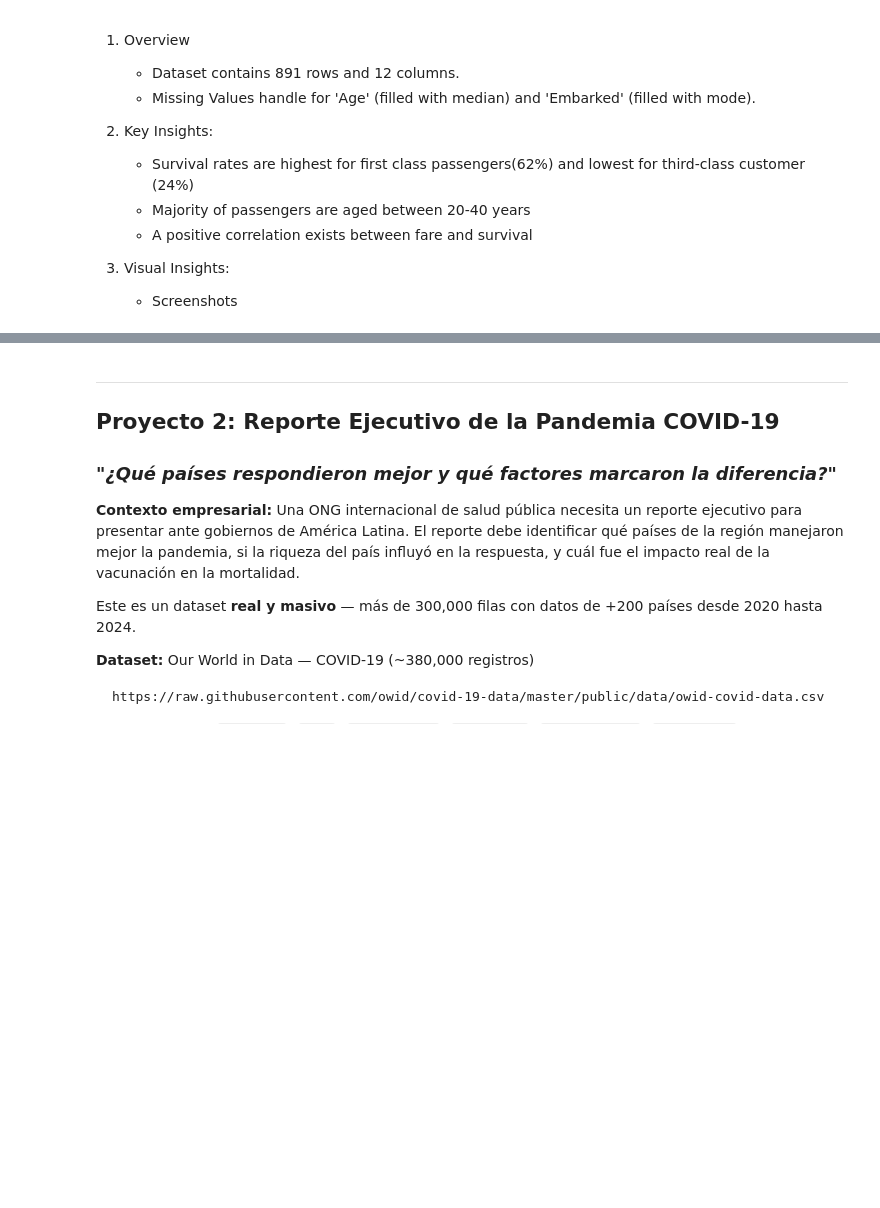
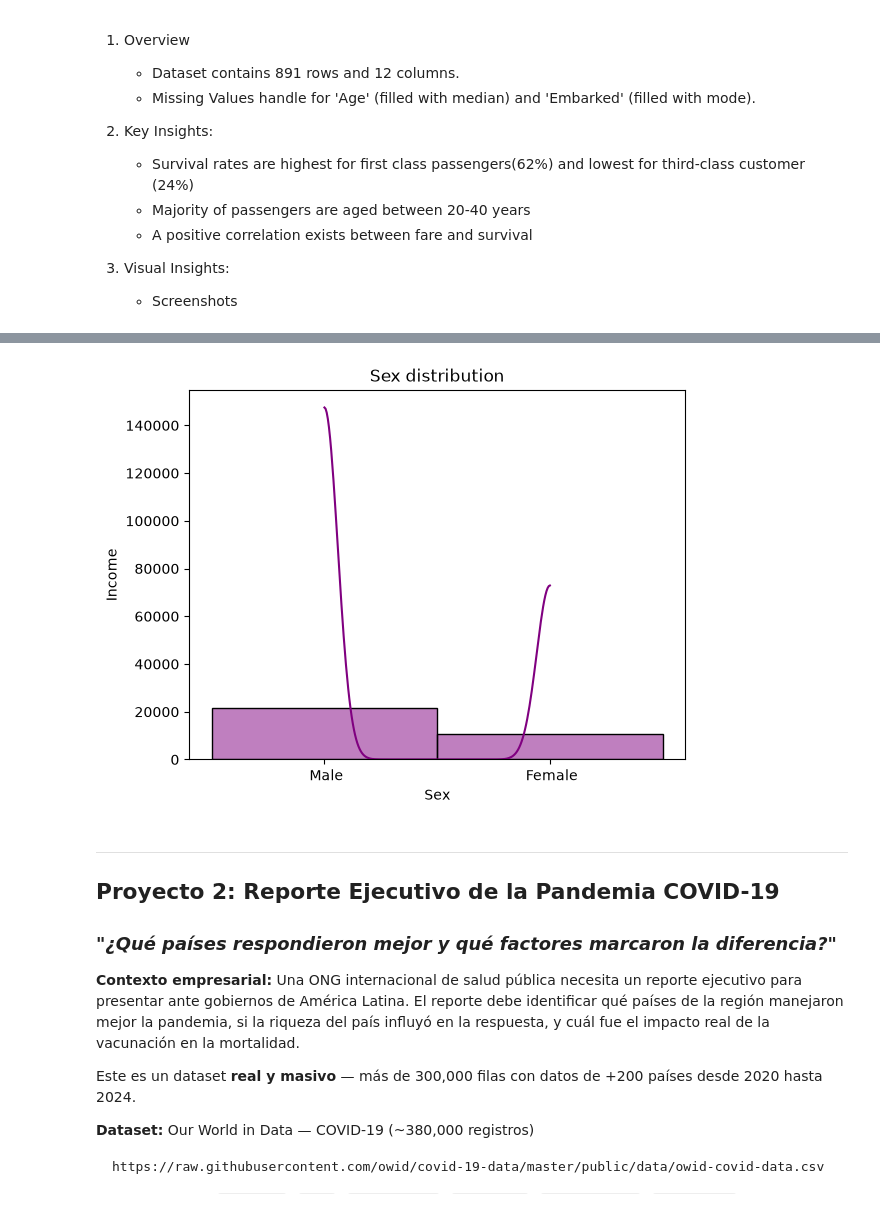
Before and after one commit to sebastian946/learn_datascience_essentials, a Jupyter notebook: last_exercise.ipynb, the cells around one changed output, grey strips where cells are left out. Saved outputs shown, nothing was run; the diff lists cells and outputs as text; code cells hidden in the pictures; blank space fills up the shorter version.

```diff
--- a/last_exercise.ipynb
+++ b/last_exercise.ipynb
@@ -165,0 +232,4 @@ df_census.head()
+# %%
+# Drop duplicate
+df_clean = df_census.drop_duplicates()
+print(f"{df_clean.duplicated().sum()}")
@@ -166,3 +275,12 @@ df_census.head()
+# %%
+# Agroup by gender and Salary
+sns.histplot(df_clean["Sex"], kde=True, bins=20, color="purple")
+plt.title("Sex distribution")
+plt.xlabel("Sex")
+plt.ylabel("Income")
+plt.show()
+# %% [output]
+[figure, added]
 # %% [markdown]
 ---
 
```
Also changed, not shown: parts of 7 cells of this notebook.
